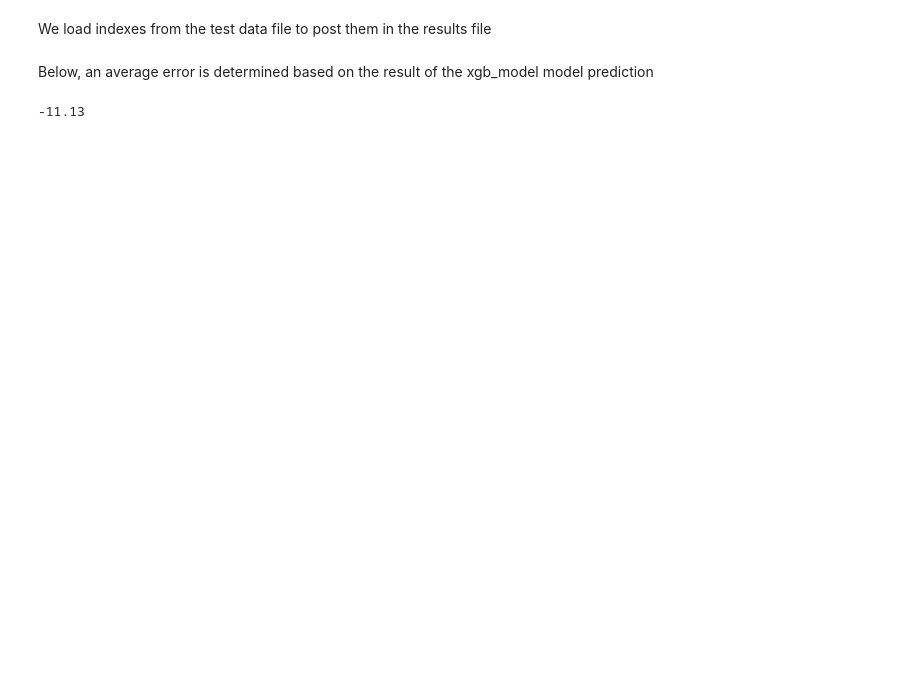
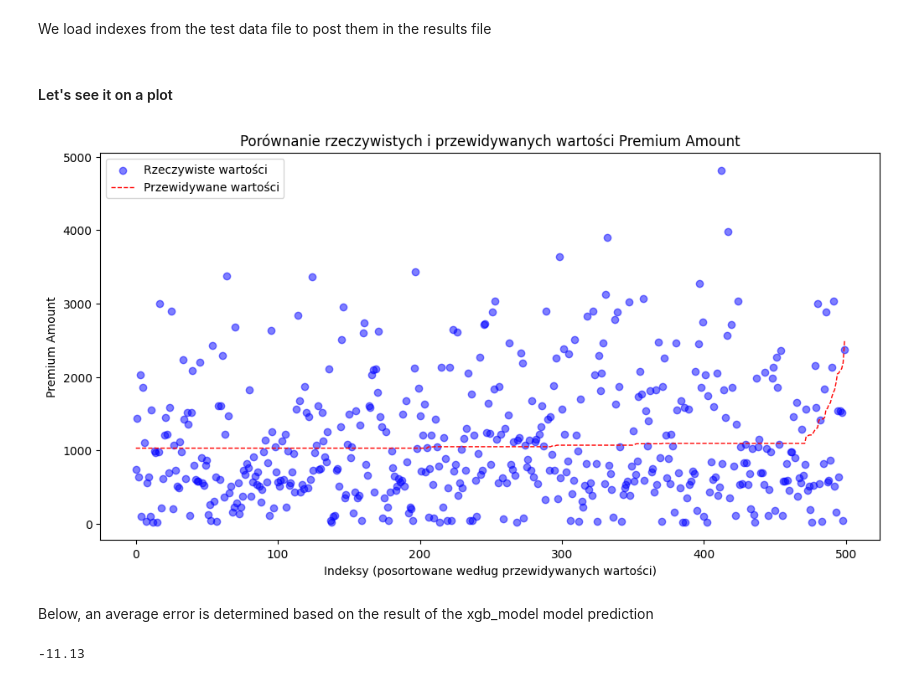
Before and after one commit to Kamilos124/golem_project, a Jupyter notebook: regression_model.ipynb, the cells around one changed output. Drawn from its saved outputs; the diff is of its cells as text; code cells hidden in the pictures; blank space fills up the shorter version.

```diff
--- a/regression_model.ipynb
+++ b/regression_model.ipynb
@@ -281,6 +376,42 @@ submission = DataFrame()
 submission['id'] = ids
 submission['Premium Amount'] = predicted_y
 submission.to_csv('scores/submit.csv',index=False)
+# %% [markdown]
+#### Let's see it on a plot
+# %%
+
+
+# Wybieramy losową próbkę 500 rekordów
+sample_idx = np.random.choice(len(y_test), 500, replace=False)
+
+# Pobieramy wartości rzeczywiste i przewidywane dla wybranych indeksów
+y_test_sample = y_test.iloc[sample_idx]
+predicted_y_sample = predicted_y[sample_idx]
+
+# Sortujemy próbkę według przewidywanych wartości
+sorted_idx = np.argsort(predicted_y_sample)
+sample_idx_sorted = sample_idx[sorted_idx]
+y_test_sample_sorted = y_test_sample.iloc[sorted_idx]
+predicted_y_sample_sorted = predicted_y_sample[sorted_idx]
+
+# Tworzymy wykres
+plt.figure(figsize=(12, 6))
+
+# Rzeczywiste wartości (niebieskie kropki)
+plt.scatter(range(len(sample_idx_sorted)), y_test_sample_sorted, color='blue', alpha=0.5, label="Rzeczywiste wartości")
+
+# Przewidywane wartości (czerwona linia)
+plt.plot(range(len(sample_idx_sorted)), predicted_y_sample_sorted, color='red', linestyle='dashed', linewidth=1, label="Przewidywane wartości")
+
+# Opis wykresu
+plt.xlabel("Indeksy (posortowane według przewidywanych wartości)")
+plt.ylabel("Premium Amount")
+plt.title("Porównanie rzeczywistych i przewidywanych wartości Premium Amount")
+plt.legend()
+
+plt.show()
+# %% [output]
+[figure, added]
 # %% [markdown]
 Below, an average error is determined based on the result of the xgb_model model prediction
 # %%
```
Also changed, not shown: parts of 23 cells of this notebook.
